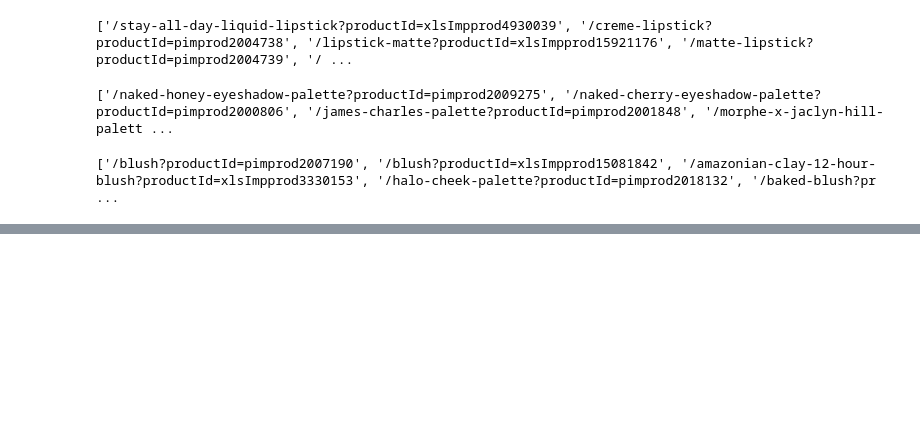
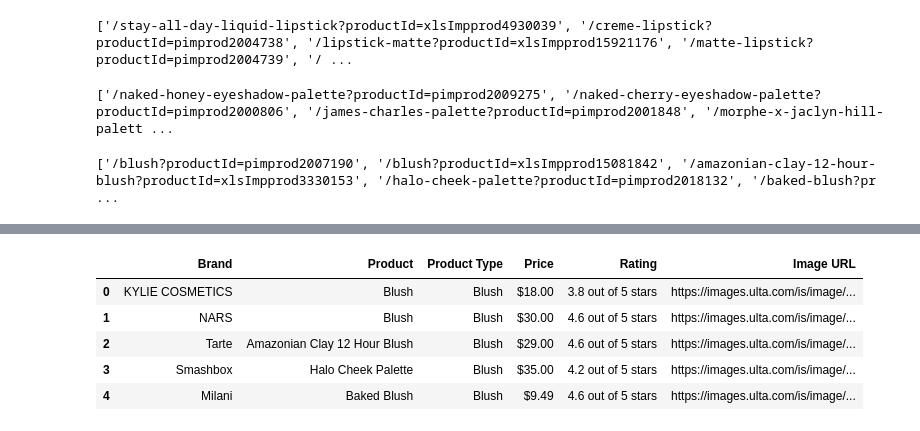
Before and after one commit to jis56/Ulta-Beauty-Scraper-and-Dashboard-App, a Jupyter notebook: webscraping2.ipynb, the cells around one changed output, grey strips where cells are left out. Cells and saved outputs as stored; diff of their text form; code cells hidden in the pictures; blank space fills up the shorter version.

```diff
--- a/webscraping2.ipynb
+++ b/webscraping2.ipynb
@@ -462,0 +497,15 @@ blush_df.to_csv('blush.csv', index=False)
+# %%
+blush_df['Price'] = blush_df['Price'].str.split('e').str[-1].str.strip()
+
+blush_df.to_csv('blush.csv', index=False)
+path = 'blush.csv'
+
+blush = pd.read_csv(path)
+blush.head()
+# %% [output]
+|  | Brand | Product | Product Type | Price | Rating | Image URL |
+| 0 | KYLIE COSMETICS | Blush | Blush | $18.00 | 3.8 out of 5 stars | https://images.ulta.com/is/image/... |
+| 1 | NARS | Blush | Blush | $30.00 | 4.6 out of 5 stars | https://images.ulta.com/is/image/... |
+| 2 | Tarte | Amazonian Clay 12 Hour Blush | Blush | $29.00 | 4.6 out of 5 stars | https://images.ulta.com/is/image/... |
+| 3 | Smashbox | Halo Cheek Palette | Blush | $35.00 | 4.2 out of 5 stars | https://images.ulta.com/is/image/... |
+| 4 | Milani | Baked Blush | Blush | $9.49 | 4.6 out of 5 stars | https://images.ulta.com/is/image/... |
```
Also changed, not shown: parts of 7 cells of this notebook, 4 other files.
